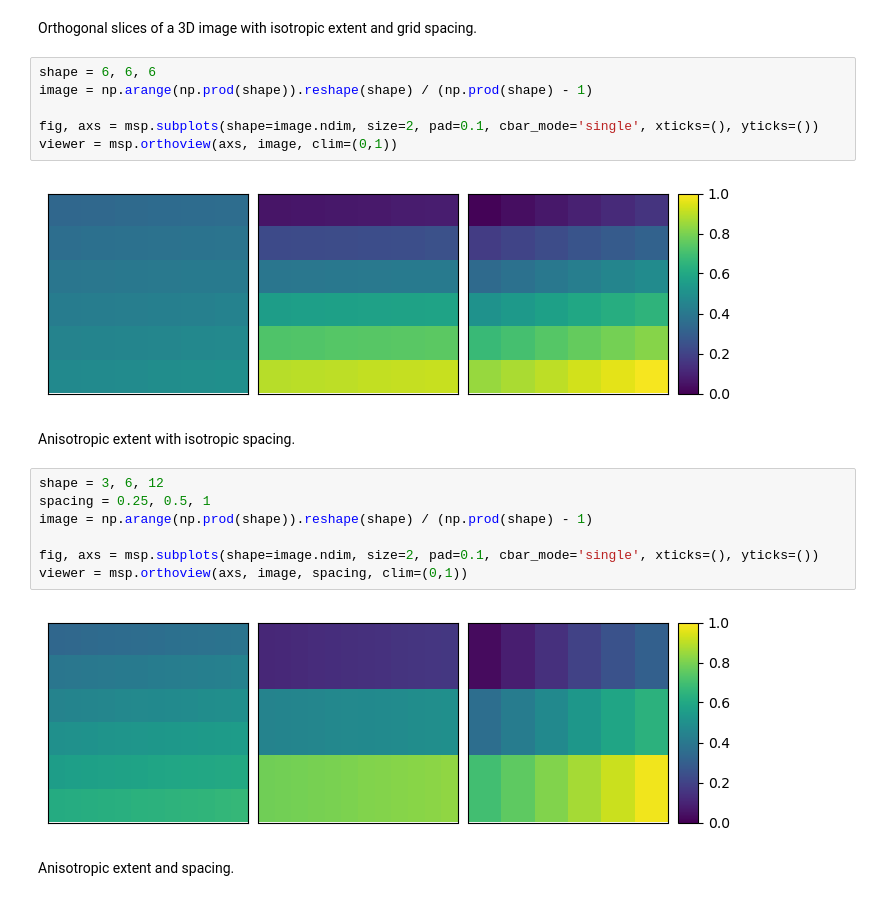
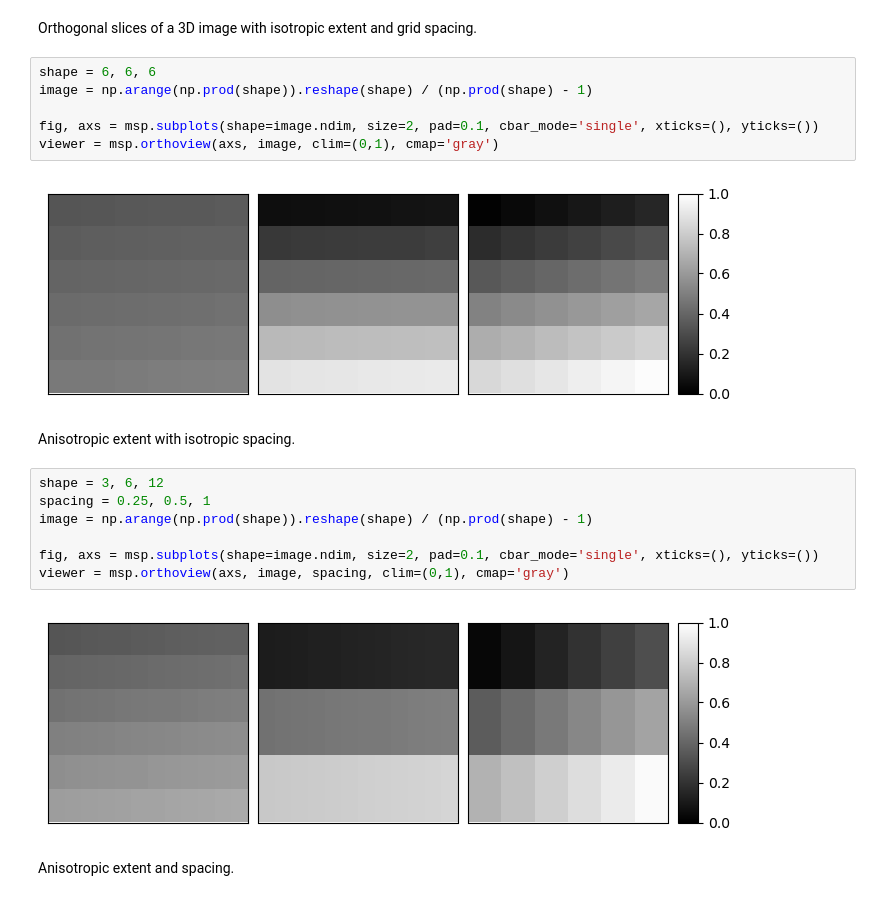
Before and after one commit to auneri/matsubplots, a Jupyter notebook: examples/02_orthoview.ipynb, the cells around one changed output. Drawn from its saved outputs; the diff is of its cells as text.

```diff
--- a/examples/02_orthoview.ipynb
+++ b/examples/02_orthoview.ipynb
@@ -8,20 +8,20 @@ shape = 6, 6, 6
 image = np.arange(np.prod(shape)).reshape(shape) / (np.prod(shape) - 1)
 
 fig, axs = msp.subplots(shape=image.ndim, size=2, pad=0.1, cbar_mode='single', xticks=(), yticks=())
-viewer = msp.orthoview(axs, image, clim=(0,1))
+viewer = msp.orthoview(axs, image, clim=(0,1), cmap='gray')
 # %% [output]
-[figure, old version]
+[figure, new version]
 # %% [markdown]
 Anisotropic extent with isotropic spacing.
 # %%
 shape = 3, 6, 12
 spacing = 0.25, 0.5, 1
 image = np.arange(np.prod(shape)).reshape(shape) / (np.prod(shape) - 1)
 
 fig, axs = msp.subplots(shape=image.ndim, size=2, pad=0.1, cbar_mode='single', xticks=(), yticks=())
-viewer = msp.orthoview(axs, image, spacing, clim=(0,1))
+viewer = msp.orthoview(axs, image, spacing, clim=(0,1), cmap='gray')
 # %% [output]
-[figure, old version]
+[figure, new version]
 # %% [markdown]
 Anisotropic extent and spacing.
 # %%
```
Also changed, not shown: parts of 4 cells of this notebook, 1 other file.
